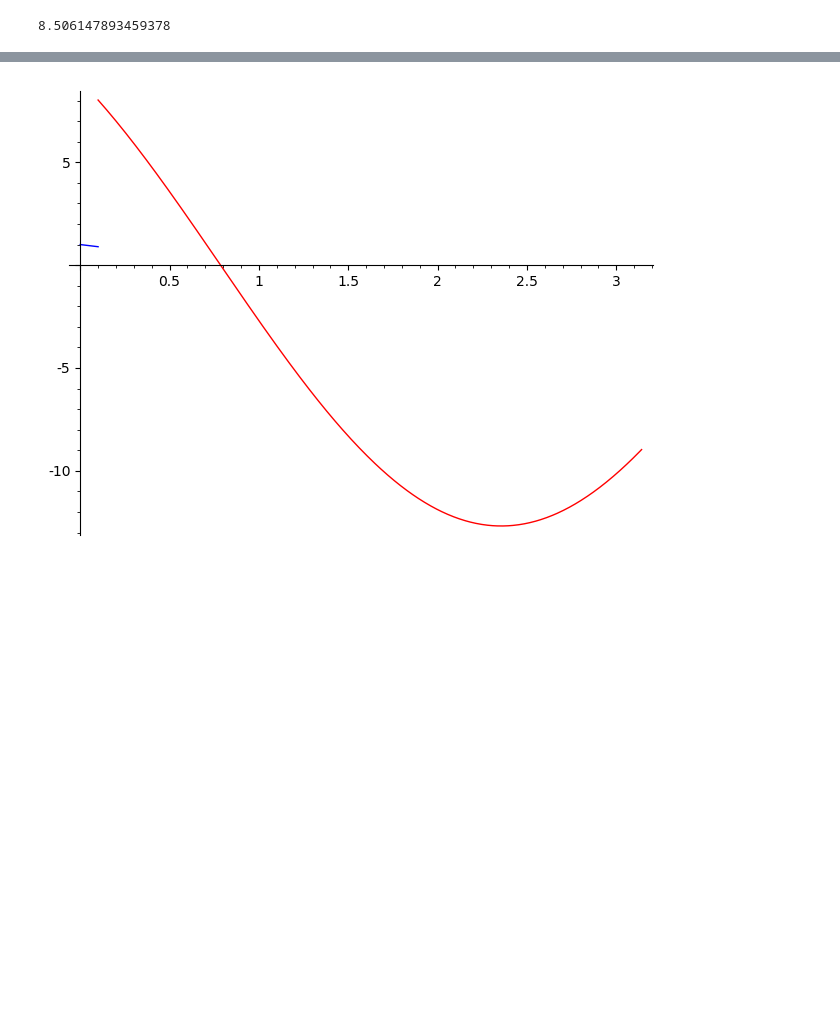
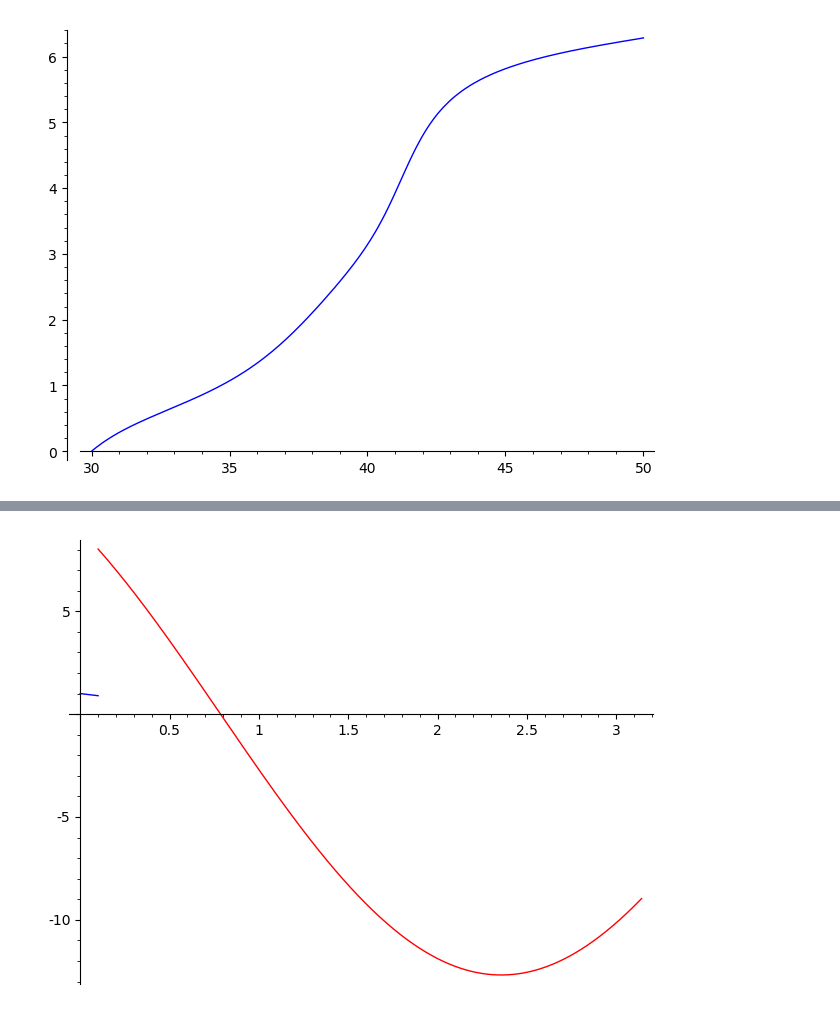
Before and after one commit to twist-numerical/matslise, a Jupyter notebook: notebooks/test_pyslise.ipynb, the cells around one changed output, grey strips where cells are left out. Cells and saved outputs as stored; diff of their text form; code cells hidden in the pictures; blank space fills up the shorter version.

```diff
--- a/notebooks/test_pyslise.ipynb
+++ b/notebooks/test_pyslise.ipynb
@@ -1,8 +1,6 @@
 # %%
 import pyslise as ps
-p = ps.Pyslise(lambda x: x, 0, 3.14, 60)
-E = 16
-y0 = [1, -1]
-p.propagate(E, y0, 0, 1.6)[1]
+p = ps.Pyslise(lambda x: 25*(x^2+1), -5.5, 5.5, 30)
+plot(lambda E: p.calculateError(E, [0,1],[0,1])[2], (30,50))
 # %% [output]
-8.506147893459378
+[figure, added]
```
Also changed, not shown: parts of 12 cells of this notebook, 20 other files.
